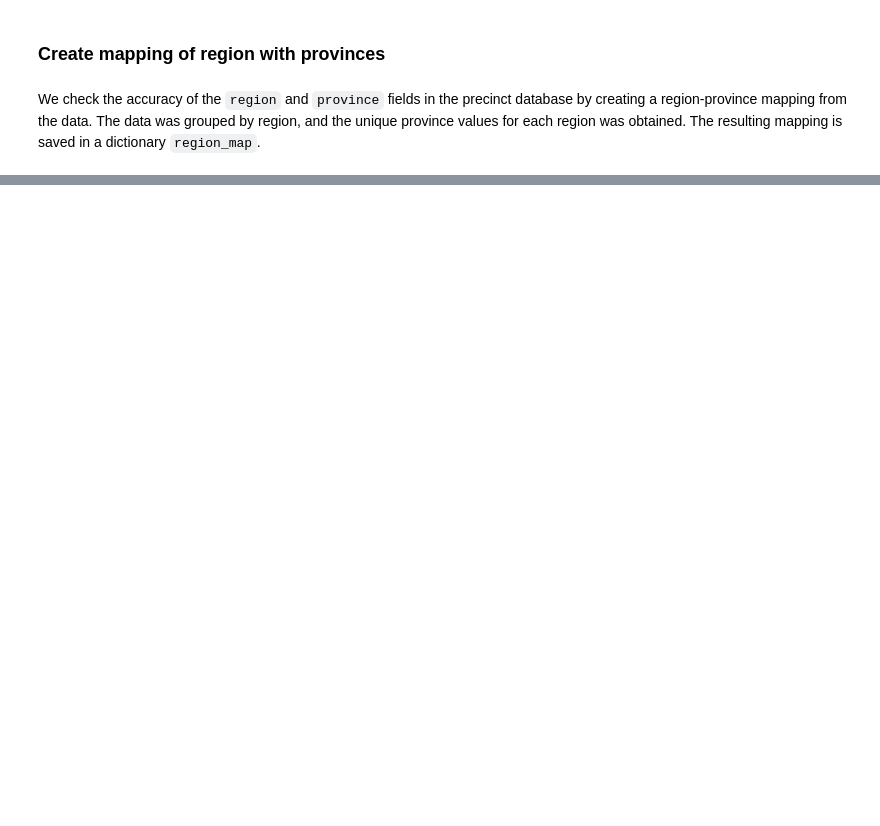
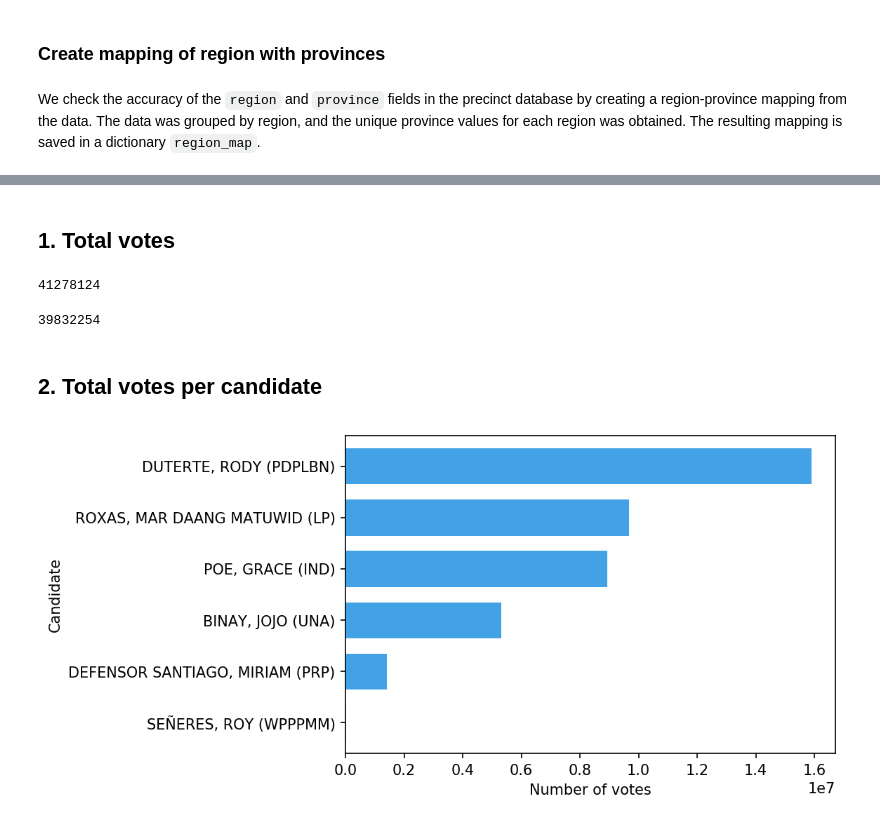
Before and after one commit to gpesleta/elections, a Jupyter notebook: PhilippineElections_Esleta.ipynb, the cells around one changed output, grey strips where cells are left out. Saved outputs shown, nothing was run; the diff lists cells and outputs as text; code cells hidden in the pictures; blank space fills up the shorter version.

Commit message:
Added visualization

```diff
--- a/PhilippineElections_Esleta.ipynb
+++ b/PhilippineElections_Esleta.ipynb
@@ -303,0 +233,2 @@ CAR
+# %%
+df_vp_merged = pd.merge(df_vp, df_precinct[cols], on='precinct_code', how='left')
@@ -303,0 +239,2 @@ CAR
+# %%
+df_vp_merged.drop(['precinct_code'], axis=1, inplace=True)
@@ -303,0 +243,3 @@ CAR
+# %%
+with open('Datasets/vice-president_merged.pkl', 'wb') as f:
+    pickle.dump(df_vp_merged, f)
@@ -307,0 +255,3 @@ CAR
+# %%
+with open('Datasets/president_merged.pkl', 'rb') as f:
+    df_pres = pickle.load(f)
@@ -307,0 +261,19 @@ CAR
+# %% [markdown]
+## 1. Total votes
+# %%
+df_pres['votes'].sum()
+# %% [output]
+41278124
+# %%
+df_vp['votes'].sum()
+# %% [output]
+39832254
+# %% [markdown]
+## 2. Total votes per candidate
+# %%
+fig, ax = plt.subplots(dpi=150)
+df_pres.groupby('candidate_name')['votes'].agg(sum).sort_values(ascending=True).plot(kind='barh', color='#43a1e5', ax=ax, width=0.7)
+ax.set_ylabel('Candidate')
+ax.set_xlabel('Number of votes');
+# %% [output]
+[figure, added]
```
Also changed, not shown: parts of 108 cells of this notebook, 15 other files.
